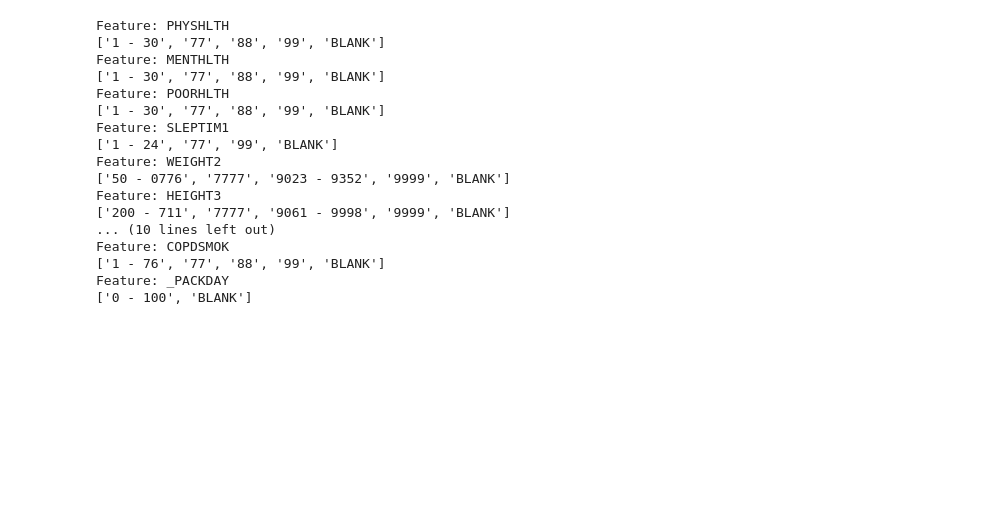
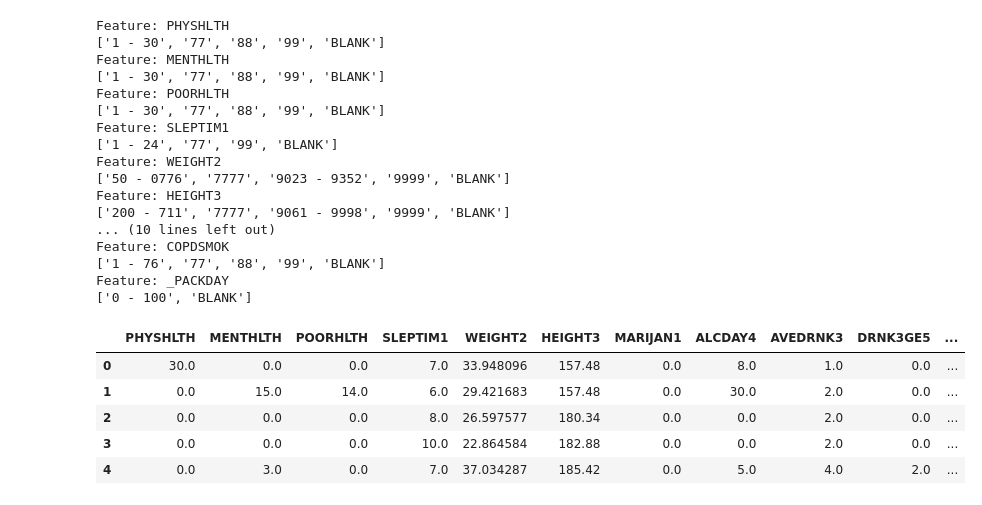
Before and after one commit to alextonon/Hackathon_Heart_Rate_Los_Tigros, a Jupyter notebook: global.ipynb, the cells around one changed output. Saved outputs shown, nothing was run; the diff lists cells and outputs as text; code cells hidden in the pictures; blank space fills up the shorter version.

```diff
--- a/global.ipynb
+++ b/global.ipynb
@@ -66,0 +124,9 @@ Feature: _PACKDAY
+# %%
+data_reduced[continuous_columns].head()
+# %% [output]
+|  | PHYSHLTH | MENTHLTH | POORHLTH | SLEPTIM1 | WEIGHT2 | HEIGHT3 | MARIJAN1 | ALCDAY4 | AVEDRNK3 | DRNK3GE5 | ... |
+| 0 | 30.0 | 0.0 | 0.0 | 7.0 | 33.948096 | 157.48 | 0.0 | 8.0 | 1.0 | 0.0 | ... |
+| 1 | 0.0 | 15.0 | 14.0 | 6.0 | 29.421683 | 157.48 | 0.0 | 30.0 | 2.0 | 0.0 | ... |
+| 2 | 0.0 | 0.0 | 0.0 | 8.0 | 26.597577 | 180.34 | 0.0 | 0.0 | 2.0 | 0.0 | ... |
+| 3 | 0.0 | 0.0 | 0.0 | 10.0 | 22.864584 | 182.88 | 0.0 | 0.0 | 2.0 | 0.0 | ... |
+| 4 | 0.0 | 3.0 | 0.0 | 7.0 | 37.034287 | 185.42 | 0.0 | 5.0 | 4.0 | 2.0 | ... |
```
Also changed, not shown: parts of 2 cells of this notebook, 1 other file.
